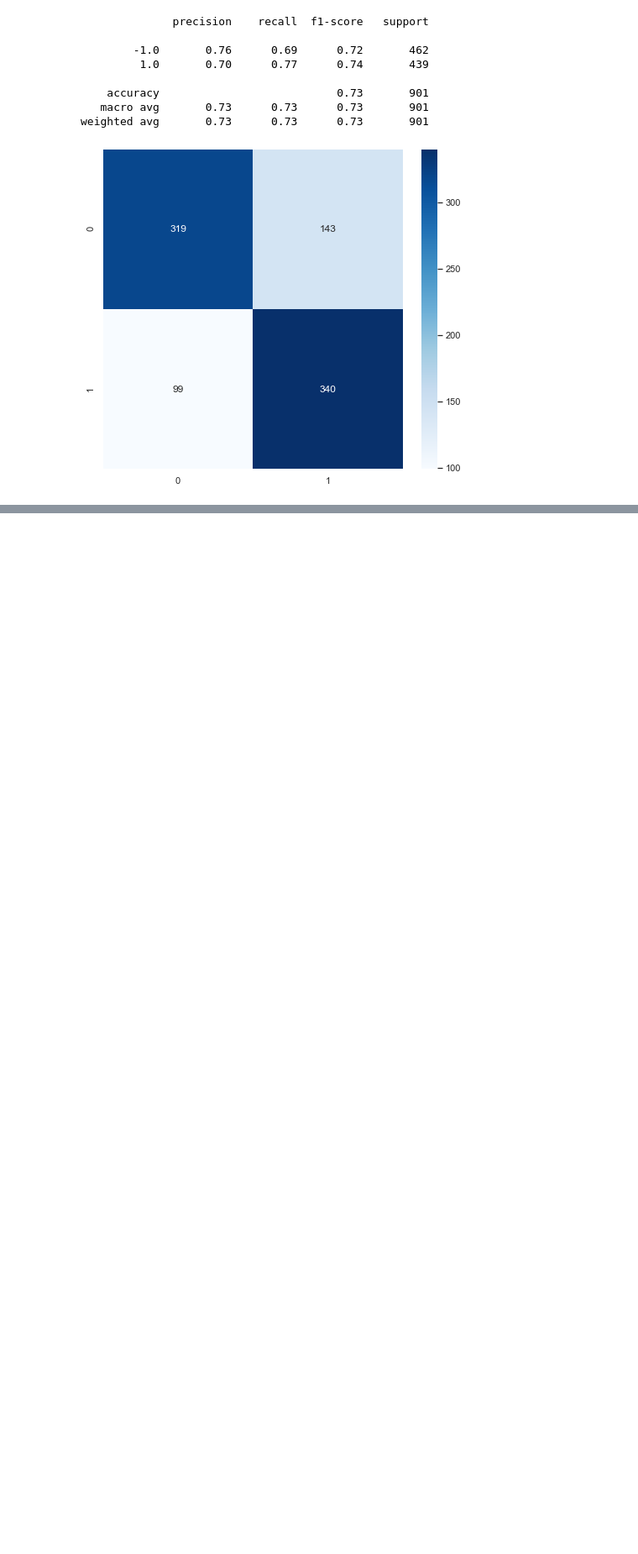
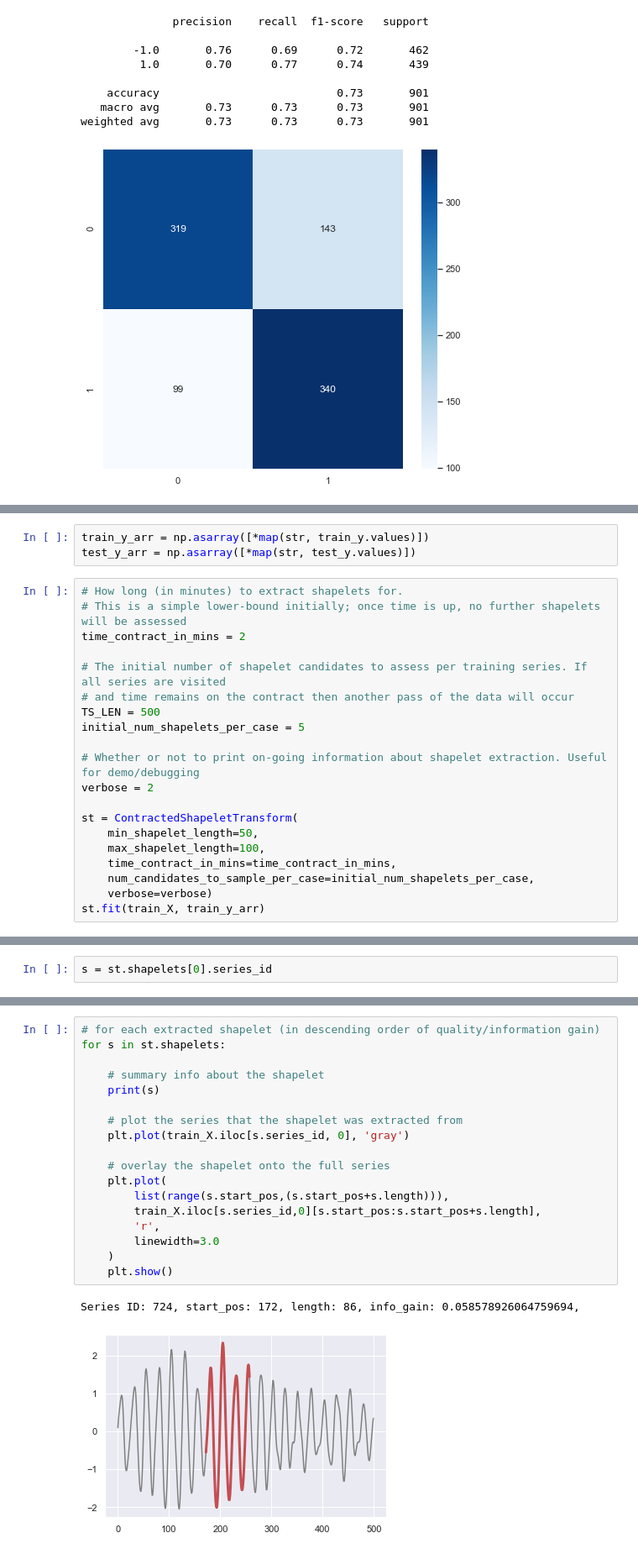
Before and after one commit to seoruosa/ml-study-group, a Jupyter notebook: notebooks/2020-08-29-aac-forda-ts-classification-approaches.ipynb, the cells around one changed output, grey strips where cells are left out. Shown at 84% size. Drawn from its saved outputs; the diff is of its cells as text; blank space fills up the shorter version.

Commit message:
Add Shapelet Transform analysis

```diff
--- a/notebooks/2020-08-29-aac-forda-ts-classification-approaches.ipynb
+++ b/notebooks/2020-08-29-aac-forda-ts-classification-approaches.ipynb
@@ -1230,0 +1179,23 @@ weighted avg       0.73      0.73      0.73       901
+# %%
+train_y_arr = np.asarray([*map(str, train_y.values)])
+test_y_arr = np.asarray([*map(str, test_y.values)])
+# %%
+# How long (in minutes) to extract shapelets for.
+# This is a simple lower-bound initially; once time is up, no further shapelets will be assessed
+time_contract_in_mins = 2
+
+# The initial number of shapelet candidates to assess per training series. If all series are visited
+# and time remains on the contract then another pass of the data will occur
+TS_LEN = 500
+initial_num_shapelets_per_case = 5
+
+# Whether or not to print on-going information about shapelet extraction. Useful for demo/debugging
+verbose = 2
+
+st = ContractedShapeletTransform(
+    min_shapelet_length=50,
+    max_shapelet_length=100,
+    time_contract_in_mins=time_contract_in_mins,
+    num_candidates_to_sample_per_case=initial_num_shapelets_per_case,
+    verbose=verbose)
+st.fit(train_X, train_y_arr)
@@ -1230,0 +1214,2 @@ weighted avg       0.73      0.73      0.73       901
+# %%
+s = st.shapelets[0].series_id
@@ -1230,0 +1231,21 @@ weighted avg       0.73      0.73      0.73       901
+# %%
+# for each extracted shapelet (in descending order of quality/information gain)
+for s in st.shapelets:
+
+    # summary info about the shapelet
+    print(s)
+
+    # plot the series that the shapelet was extracted from
+    plt.plot(train_X.iloc[s.series_id, 0], 'gray')
+
+    # overlay the shapelet onto the full series
+    plt.plot(
+        list(range(s.start_pos,(s.start_pos+s.length))),
+        train_X.iloc[s.series_id,0][s.start_pos:s.start_pos+s.length],
+        'r',
+        linewidth=3.0
+    )
+    plt.show()
+# %% [output]
+Series ID: 724, start_pos: 172, length: 86, info_gain: 0.058578926064759694,
+[figure, added]
```
Also changed, not shown: parts of 48 cells of this notebook.
